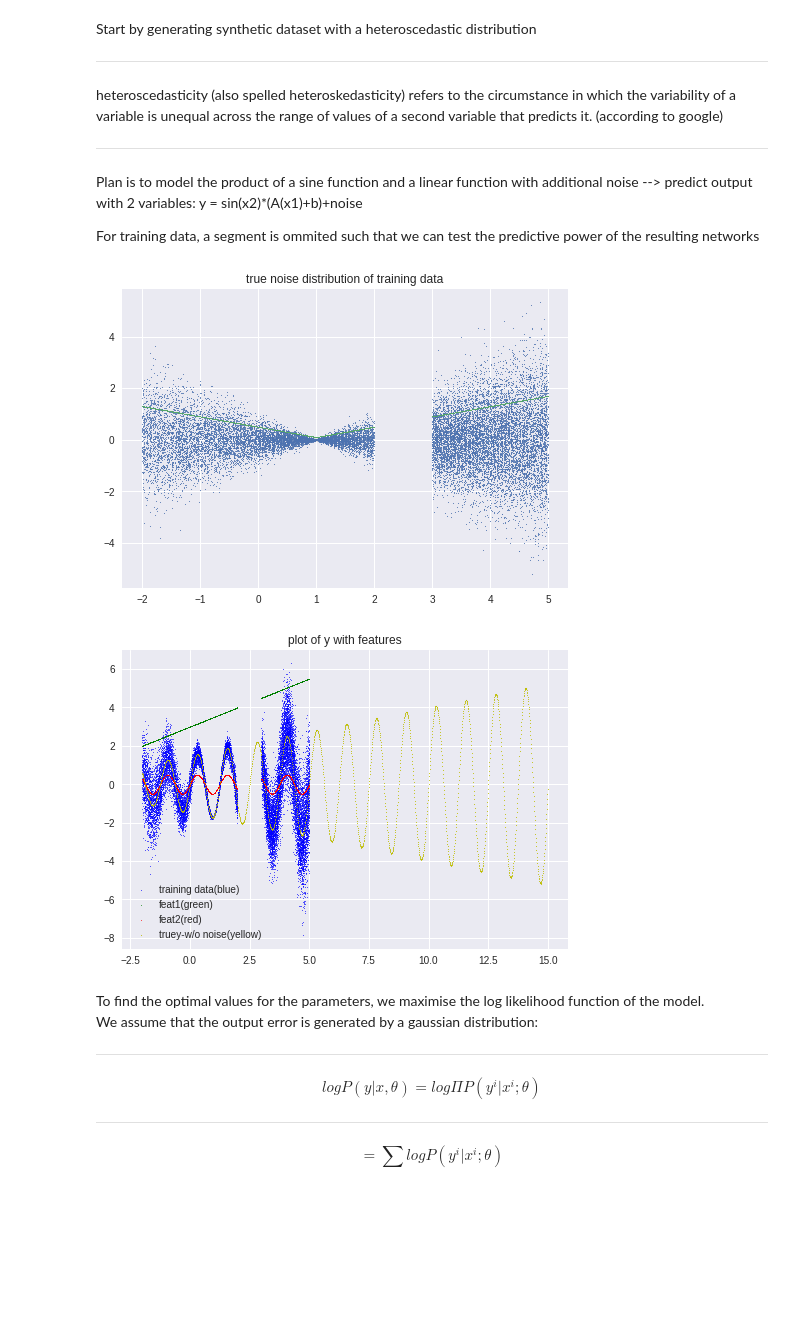
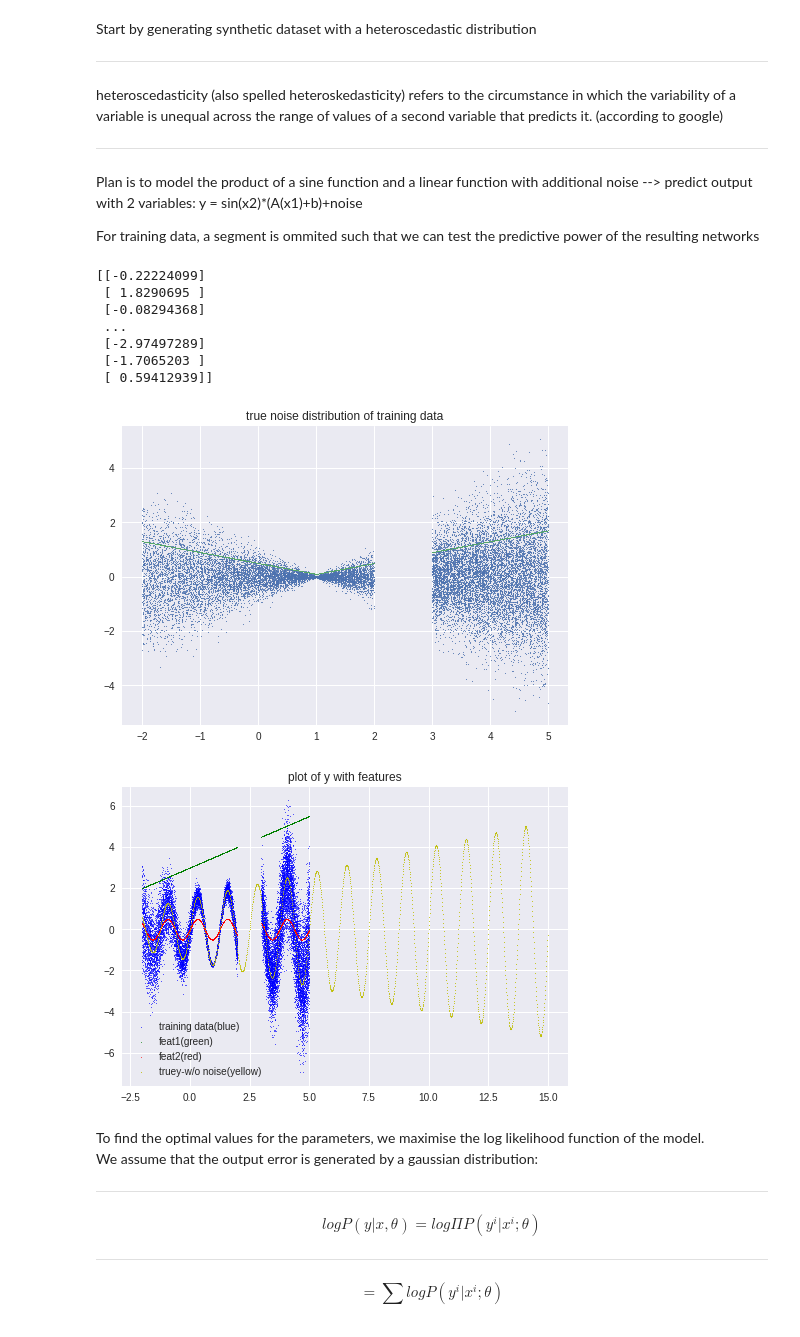
Before and after one commit to dragonheat123/nll_tryout, a Jupyter notebook: NLLexample.ipynb, the cells around one changed output. Saved outputs shown, nothing was run; the diff lists cells and outputs as text; code cells hidden in the pictures; blank space fills up the shorter version.

```diff
--- a/NLLexample.ipynb
+++ b/NLLexample.ipynb
@@ -23,7 +23,7 @@ For training data, a segment is ommited such that we can test the predictive pow
 ### here we sample x
 x1 = np.random.randint(-200,200,10000)/100
 x2 = np.random.randint(300,500,10000)/100
-x1= x1.reshape(len(x1),1)
+x1 = x1.reshape(len(x1),1)
 x2 = x2.reshape(len(x2),1)
 xrange = np.concatenate((x1,x2),axis=0)
 np.shape(xrange)  ##xrange ranges from -2 to 5
@@ -38,39 +38,48 @@ plt.title('true noise distribution of training data')
 ### make features from xrange
 feat1 = 0.5*xrange+3 #### linear equation
 feat2 = 0.5*np.sin(1.6*np.pi*xrange) ###sine wave
+feat1 = feat1.reshape(len(feat1),1)
+feat2 = feat2.reshape(len(feat2),1)
 y = feat1*feat2 + noise_funct
 y = y.astype('float32')
 realx = np.arange(-2,15,0.01)   ### train from -2 to 5 (break in middle), predict from -2 to 15
 realx = realx.reshape(len(realx),1)
 realy = (0.5*realx+3)*0.5*np.sin(1.6*np.pi*realx)
 realx_c = np.concatenate((0.5*realx+3,0.5*np.sin(1.6*np.pi*realx)),axis=1)
 realx_c = realx_c.astype('float32')
 
 plt.figure(2)
 plt.scatter(xrange,y,s=0.3,c='b')
 plt.scatter(xrange,feat1,s=0.3,c='g')
 plt.scatter(xrange,feat2,s=0.3,c='r')
 plt.scatter(realx,realy,color='y',s=0.5)
 plt.legend(['training data(blue)','feat1(green)','feat2(red)','truey-w/o noise(yellow)'])
 plt.title('plot of y with features')
 
 x_input = np.concatenate((feat1,feat2),axis=1)
 x_input = x_input.astype('float32')
 np.shape(x_input)
 
 xmin = np.array([-2,-1])
 xmax = np.array([10,1])
 ymin = np.array([-15])
 ymax = np.array([15])
 
 x_train = ((x_input-xmin)/(xmax-xmin))
 y_train = ((y-ymin)/(ymax-ymin))
 
 x_test = ((realx_c-xmin)/(xmax-xmin))
 y_test = ((realy-ymin)/(ymax-ymin))
 # %% [output]
+[[-0.22224099]
+ [ 1.8290695 ]
+ [-0.08294368]
+ ...
+ [-2.97497289]
+ [-1.7065203 ]
+ [ 0.59412939]]
-[figure, old version]
+[figure, new version]
-[figure, old version]
+[figure, new version]
 # %% [markdown]
 To find the optimal values for the parameters, we maximise the log likelihood function of the model.
 We assume that the output error is generated by a gaussian distribution:
```
Also changed, not shown: parts of 1 cell of this notebook.
